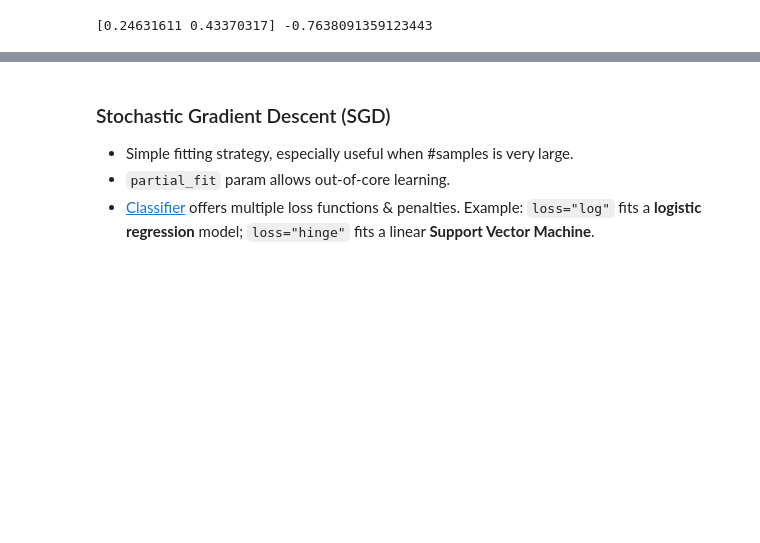
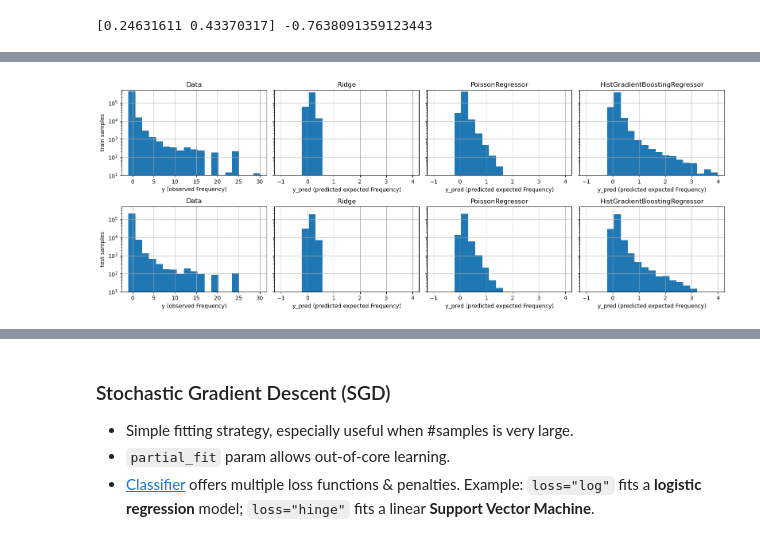
Before and after one commit to bjpcjp/scikit-learn, a Jupyter notebook: 01_linear_models.ipynb, the cells around one changed output, grey strips where cells are left out. Saved outputs shown, nothing was run; the diff lists cells and outputs as text; code cells hidden in the pictures; blank space fills up the shorter version.

```diff
--- a/01_linear_models.ipynb
+++ b/01_linear_models.ipynb
@@ -1040,0 +1199,15 @@ from sklearn.datasets import fetch_openml
+# %%
+from sklearn.linear_model import PoissonRegressor as PR
+n_samples = df_train.shape[0]
+
+poisson_glm = Pipeline(
+    [("preprocessor", linear_model_preprocessor),
+     ("regressor", PR(alpha=1e-12, solver="newton-cholesky"))])
+
+poisson_glm.fit(
+    df_train,
+    df_train["Frequency"],
+    regressor__sample_weight=df_train["Exposure"])
+
+print("PoissonRegressor evaluation:")
+score_estimator(poisson_glm, df_test)
@@ -1040,0 +1256,27 @@ from sklearn.datasets import fetch_openml
+# %%
+fig, axes = plt.subplots(nrows=2, ncols=4, figsize=(16, 6), sharey=True)
+fig.subplots_adjust(bottom=0.2)
+n_bins = 20
+for row_idx, label, df in zip(range(2), ["train", "test"], [df_train, df_test]):
+    df["Frequency"].hist(bins=np.linspace(-1, 30, n_bins), ax=axes[row_idx, 0])
+
+    axes[row_idx, 0].set_title("Data")
+    axes[row_idx, 0].set_yscale("log")
+    axes[row_idx, 0].set_xlabel("y (observed Frequency)")
+    axes[row_idx, 0].set_ylim([1e1, 5e5])
+    axes[row_idx, 0].set_ylabel(label + " samples")
+
+    for idx, model in enumerate([ridge_glm, poisson_glm, poisson_gbrt]):
+        y_pred = model.predict(df)
+
+        pd.Series(y_pred).hist(
+            bins=np.linspace(-1, 4, n_bins), ax=axes[row_idx, idx + 1]
+        )
+        axes[row_idx, idx + 1].set(
+            title=model[-1].__class__.__name__,
+            yscale="log",
+            xlabel="y_pred (predicted expected Frequency)",
+        )
+plt.tight_layout()
+# %% [output]
+[figure, added]
```
Also changed, not shown: parts of 29 cells of this notebook, 1 other file.
